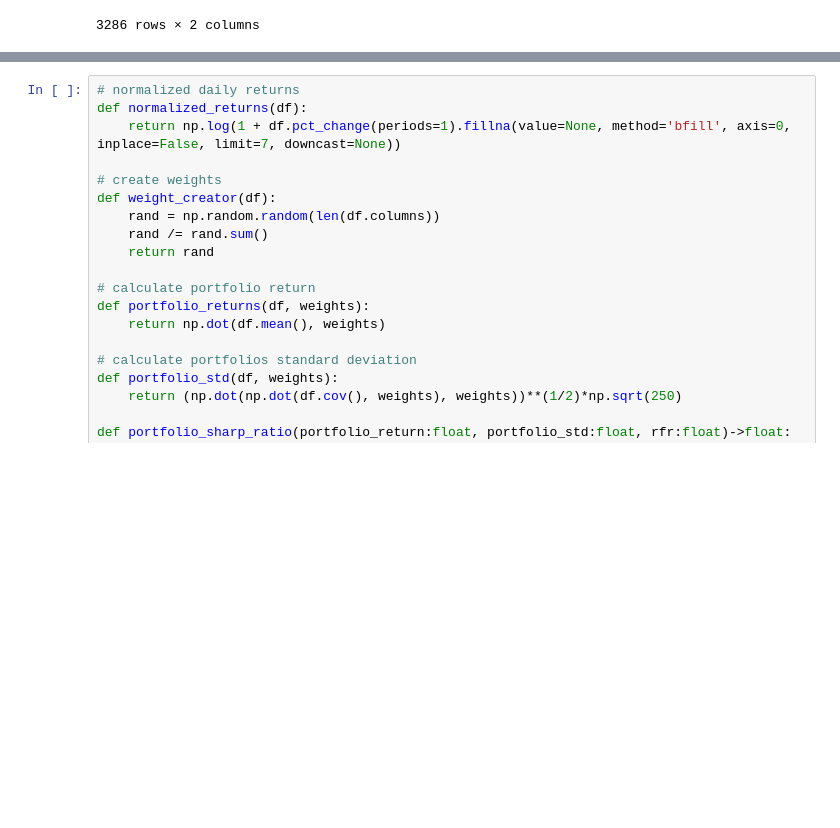
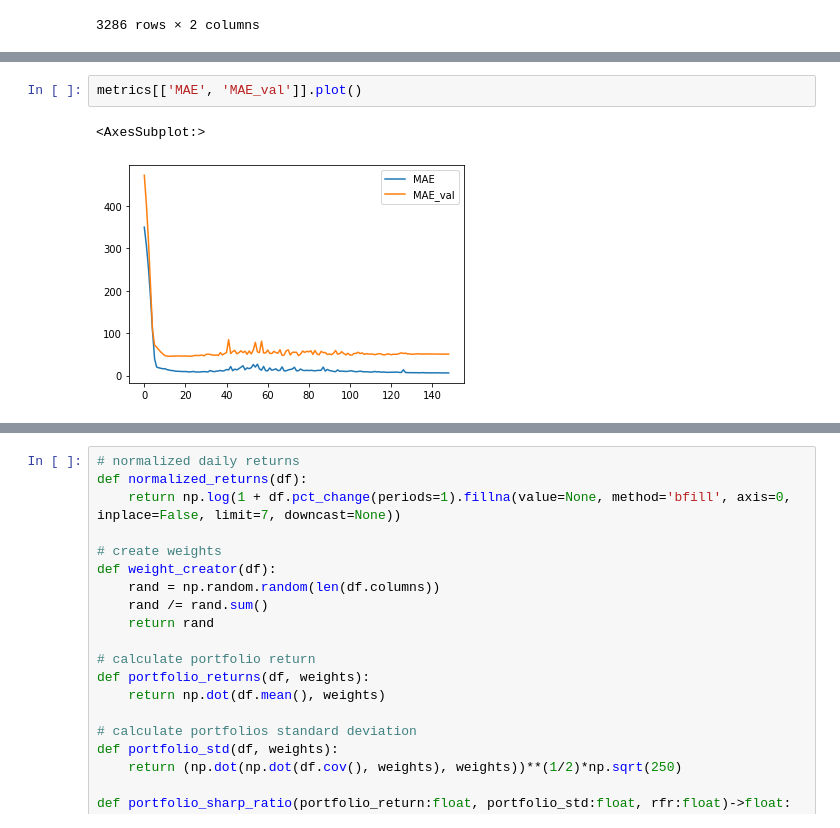
Before and after one commit to Sebastian1981/Stock_Prediction, a Jupyter notebook: experiment/portfolio_optimization.ipynb, the cells around one changed output, grey strips where cells are left out. Drawn from its saved outputs; the diff is of its cells as text; blank space fills up the shorter version.

```diff
--- a/experiment/portfolio_optimization.ipynb
+++ b/experiment/portfolio_optimization.ipynb
@@ -189 +238,6 @@ INFO - (NP.forecaster._init_train_loader) - lr-range-test selected learning rate
+# %%
+metrics[['MAE', 'MAE_val']].plot()
+# %% [output]
+<AxesSubplot:>
+[figure, added]
 # %%
```
Also changed, not shown: parts of 15 cells of this notebook.
